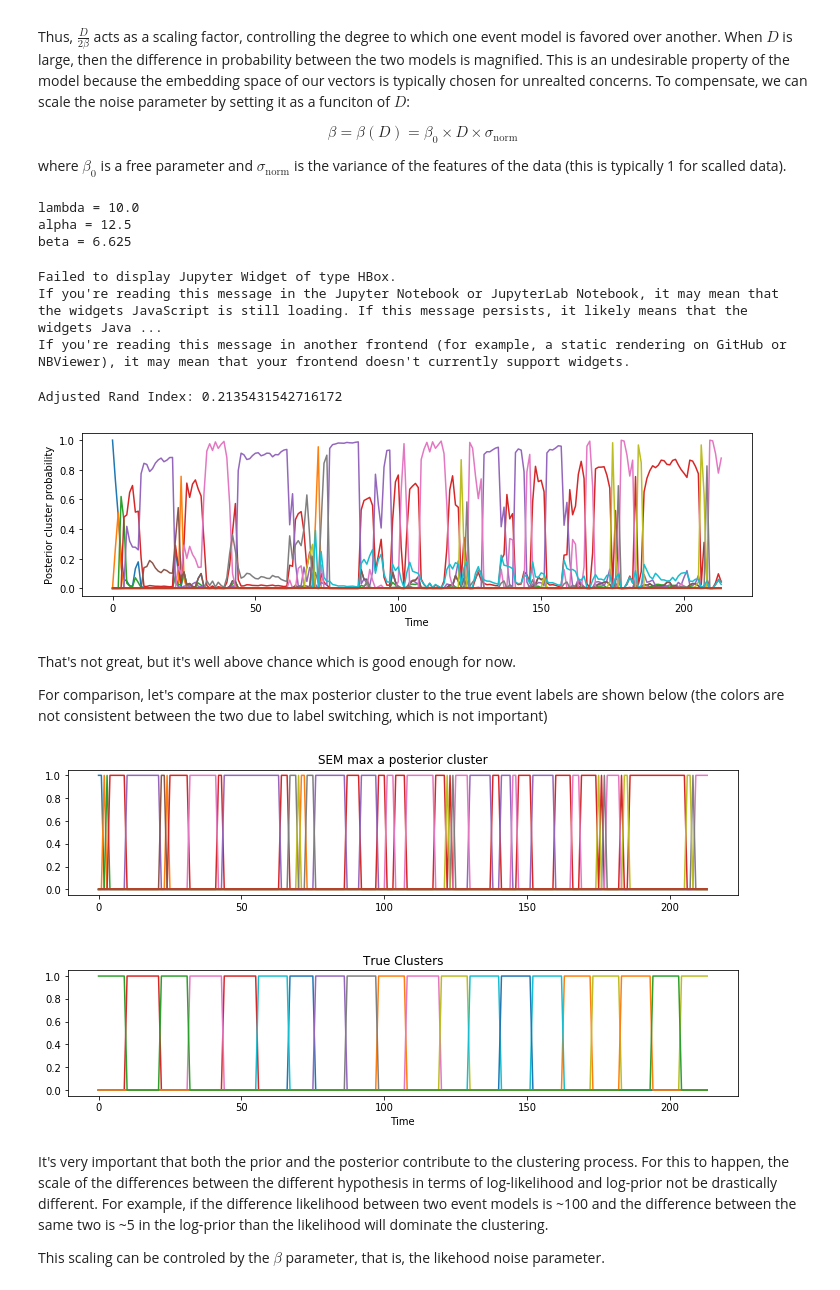
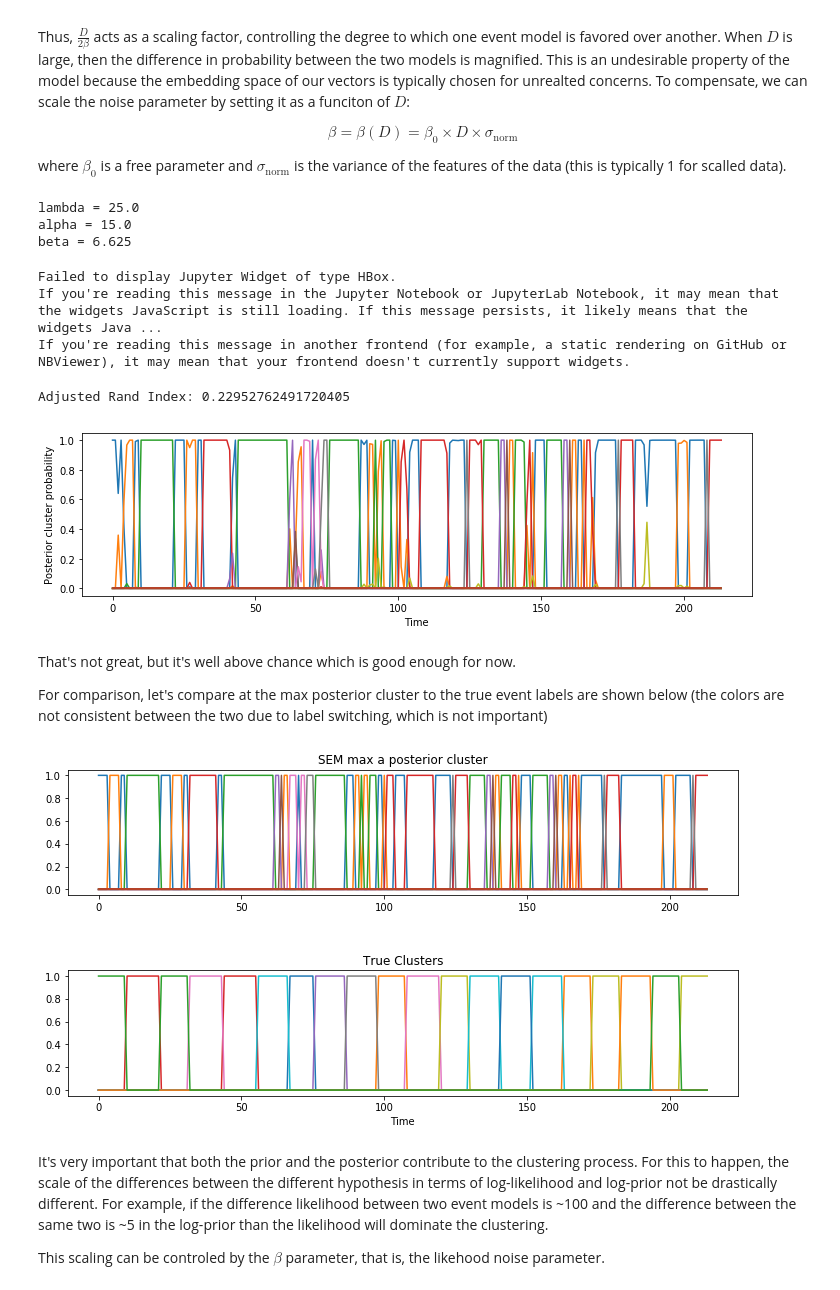
Before and after one commit to nicktfranklin/SEM_paper_simulations, a Jupyter notebook: Demo - Motion Capture Data.ipynb, the cells around one changed output. Drawn from its saved outputs; the diff is of its cells as text; code cells hidden in the pictures.

```diff
--- a/Demo - Motion Capture Data.ipynb
+++ b/Demo - Motion Capture Data.ipynb
@@ -142,8 +142,8 @@ f_opts = dict(t=t_horizon, n_epochs=100, optimizer='adam',
               l2_regularization=0.01,
               dropout=0.50)
 
-lmda = 10.
-alfa = 10.0
+lmda = 25.
+alfa = 15.0
 
 # note! the likelihood function needs to be scaled with the dimensionality of the vectors
 # to compensate for the natural sharpening of the likelihood function as the dimensionality expands
@@ -152,37 +152,37 @@ Omega = {
     'lmda': lmda,  # Stickyness (prior)
     'alfa': alfa, # Concentration parameter (prior)
     'beta': beta, # Likelihood noise
     'f_class': f_class,
     'f_opts': f_opts
 }
 print 'lambda =', lmda
 print 'alpha =', alfa
 print 'beta =', beta
 
 sem = SEM(**Omega)
 sem.run(X_train, K=X_train.shape[0])
 
 # get the MAP event models
 y_hat = sem.results.e_hat
 
 r = adjusted_rand_score(y_train, y_hat)
 
 print "Adjusted Rand Index:", r
 plt.figure(figsize=(12, 3.0))
 plt.plot(sem.results.post)
 plt.gca().set_ylabel('Posterior cluster probability')
 plt.gca().set_xlabel('Time')
 plt.show()
 tf.Session().close()
 # %% [output]
-lambda = 10.0
-alpha = 12.5
+lambda = 25.0
+alpha = 15.0
 beta = 6.625
 Failed to display Jupyter Widget of type HBox.
 If you're reading this message in the Jupyter Notebook or JupyterLab Notebook, it may mean that the widgets JavaScript is still loading. If this message persists, it likely means that the widgets Java ...
 If you're reading this message in another frontend (for example, a static rendering on GitHub or NBViewer), it may mean that your frontend doesn't currently support widgets.
-Adjusted Rand Index: 0.2135431542716172
+Adjusted Rand Index: 0.22952762491720405
-[figure, old version]
+[figure, new version]
 # %% [markdown]
 That's not great, but it's well above chance which is good enough for now.
 
@@ -206,7 +206,7 @@ axes[1].set_xlabel('Time')
 plt.subplots_adjust(hspace=0.6)
 plt.show()
 # %% [output]
-[figure, old version]
+[figure, new version]
 # %% [markdown]
 It's very important that both the prior and the posterior contribute to the clustering process. For this to happen, the scale of the differences between the different hypothesis in terms of log-likelihood and log-prior not be drastically different. For example, if the difference likelihood between two event models is ~100 and the difference between the same two is ~5 in the log-prior than the likelihood will dominate the clustering.
 
```
Also changed, not shown: parts of 12 cells of this notebook, 25 other files.
